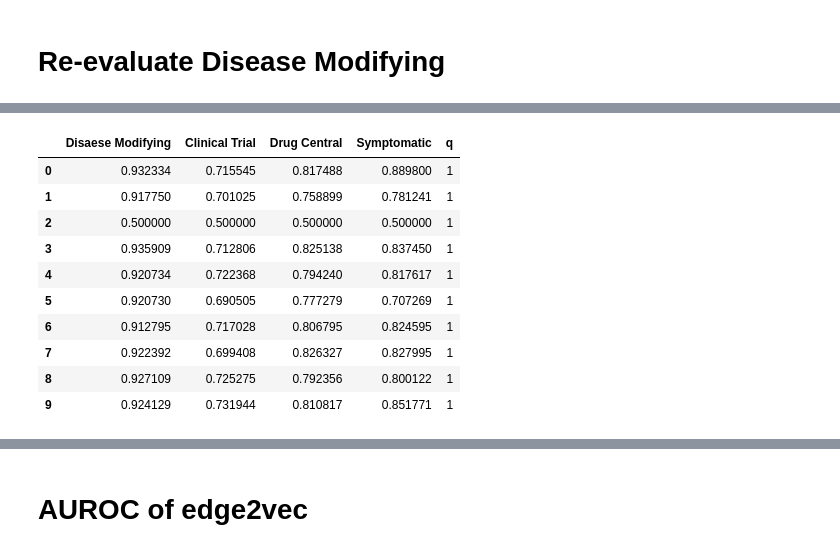
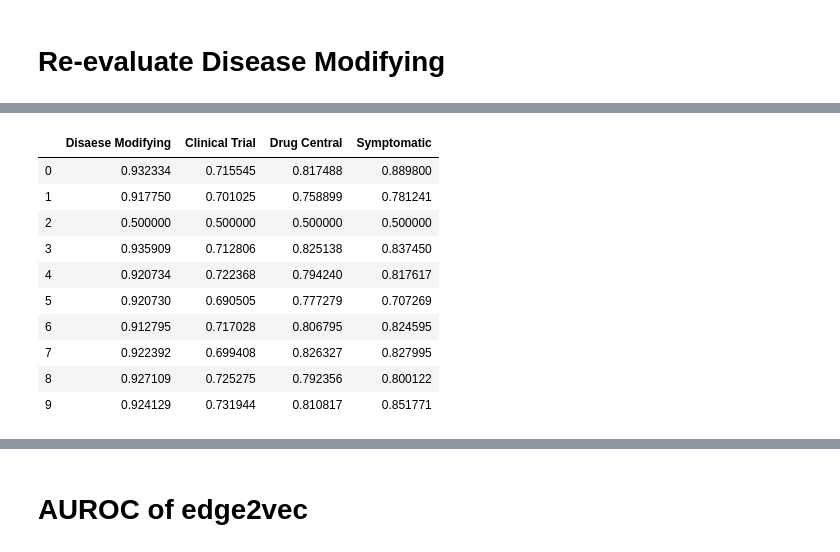
Before and after one commit to drugrelink/drugrelink, a Jupyter notebook: notebooks/plot_optimization.ipynb, the cells around one changed output, grey strips where cells are left out. Saved outputs shown, nothing was run; the diff lists cells and outputs as text; code cells hidden in the pictures.

```diff
--- a/notebooks/plot_optimization.ipynb
+++ b/notebooks/plot_optimization.ipynb
@@ -356,16 +367,15 @@ p1q2_wl100 = replace_dm(p1q2_wl100,'')
 # %%
-nw10 = pd.read_csv('nw10_repeat.csv',index_col=0)
-nw10.insert(4,'q',1)
-nw10
+wl30 = pd.read_csv('nw10_repeat.csv',index_col=0)
+wl30
 # %% [output]
-|  | Disaese Modifying | Clinical Trial | Drug Central | Symptomatic | q |
-| 0 | 0.932334 | 0.715545 | 0.817488 | 0.889800 | 1 |
-| 1 | 0.917750 | 0.701025 | 0.758899 | 0.781241 | 1 |
-| 2 | 0.500000 | 0.500000 | 0.500000 | 0.500000 | 1 |
-| 3 | 0.935909 | 0.712806 | 0.825138 | 0.837450 | 1 |
-| 4 | 0.920734 | 0.722368 | 0.794240 | 0.817617 | 1 |
-| 5 | 0.920730 | 0.690505 | 0.777279 | 0.707269 | 1 |
-| 6 | 0.912795 | 0.717028 | 0.806795 | 0.824595 | 1 |
-| 7 | 0.922392 | 0.699408 | 0.826327 | 0.827995 | 1 |
-| 8 | 0.927109 | 0.725275 | 0.792356 | 0.800122 | 1 |
-| 9 | 0.924129 | 0.731944 | 0.810817 | 0.851771 | 1 |
+|  | Disaese Modifying | Clinical Trial | Drug Central | Symptomatic |
+| 0 | 0.932334 | 0.715545 | 0.817488 | 0.889800 |
+| 1 | 0.917750 | 0.701025 | 0.758899 | 0.781241 |
+| 2 | 0.500000 | 0.500000 | 0.500000 | 0.500000 |
+| 3 | 0.935909 | 0.712806 | 0.825138 | 0.837450 |
+| 4 | 0.920734 | 0.722368 | 0.794240 | 0.817617 |
+| 5 | 0.920730 | 0.690505 | 0.777279 | 0.707269 |
+| 6 | 0.912795 | 0.717028 | 0.806795 | 0.824595 |
+| 7 | 0.922392 | 0.699408 | 0.826327 | 0.827995 |
+| 8 | 0.927109 | 0.725275 | 0.792356 | 0.800122 |
+| 9 | 0.924129 | 0.731944 | 0.810817 | 0.851771 |
```
Also changed, not shown: parts of 42 cells of this notebook, 10 other files.
